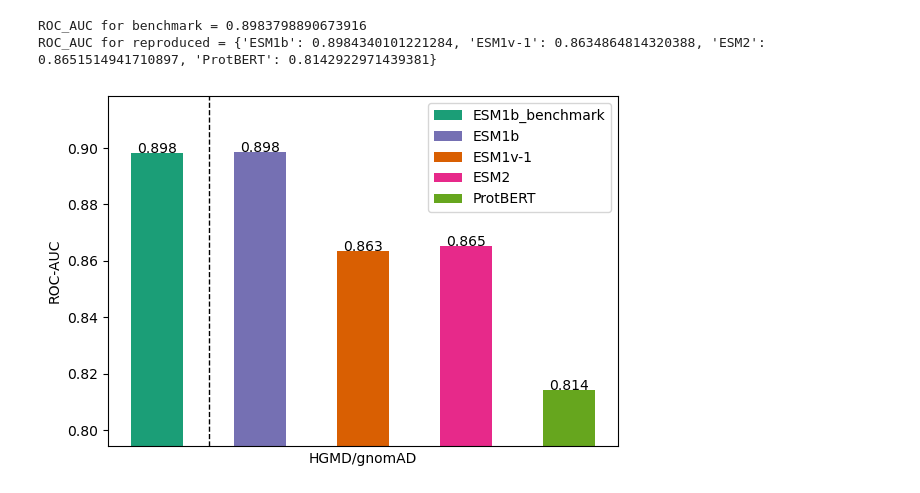
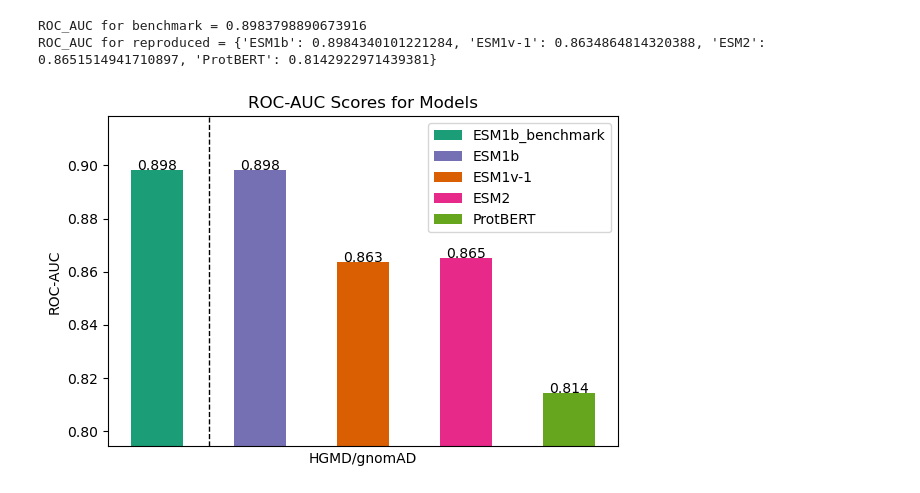
Before and after one commit to zhuohengwang/NYU-Langone, a Jupyter notebook: esm-variants/visualization_benchmark.ipynb, the cells around one changed output. Cells and saved outputs as stored; diff of their text form; code cells hidden in the pictures.

```diff
--- a/esm-variants/visualization_benchmark.ipynb
+++ b/esm-variants/visualization_benchmark.ipynb
@@ -114,28 +115,29 @@ ROC_AUC for reproduced = {'ESM1b': 0.8984340101221284, 'ESM1v-1': 0.863486481432
 # %%
 x_labels = ['ESM1b_benchmark'] + list(reproduced_roc_auc.keys())
 
 bar_width = 0.5
 colors = dict(zip(x_labels, ['#1b9e77', '#7570b3', '#d95f02', '#e7298a', '#66a61e']))
 
 x = np.arange(len(x_labels))
 y = [benchmark_roc_auc] + list(reproduced_roc_auc.values())
 
 fig, ax = plt.subplots(figsize=(6, 4))
 
 for x_val, y_val, x_label, curr_color in zip(x, y, x_labels, colors.values()):
     ax.bar(x_val, y_val, width = bar_width, label = x_label, color = curr_color)
     ax.text(x_val, y_val, f"{y_val:.3f}", ha='center', fontsize=10)
 
 ax.axvline(x=0.5, color='black', linestyle='--', linewidth=1)
 
 ax.set_xticks([])
 ax.set_xlabel('HGMD/gnomAD')
 ax.set_ylabel("ROC-AUC")
 ax.set_ylim(min(list(reproduced_roc_auc.values())) - 0.02, max(list(reproduced_roc_auc.values())) + 0.02)
 ax.legend(loc='upper right')
+ax.set_title('ROC-AUC Scores for Models')
 
 plt.tight_layout()
 plt.savefig(r'./uniprot_dataset/roc_auc_score_bar.jpg')
 plt.show()
 # %% [output]
-[figure, old version]
+[figure, new version]
```
Also changed, not shown: parts of 2 cells of this notebook, 9 other files.
